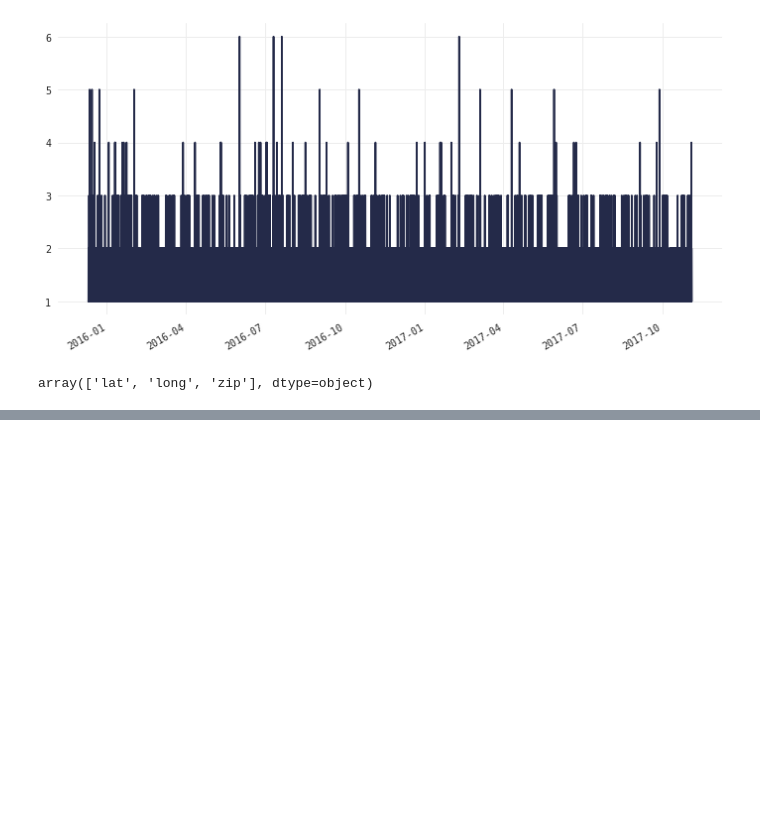
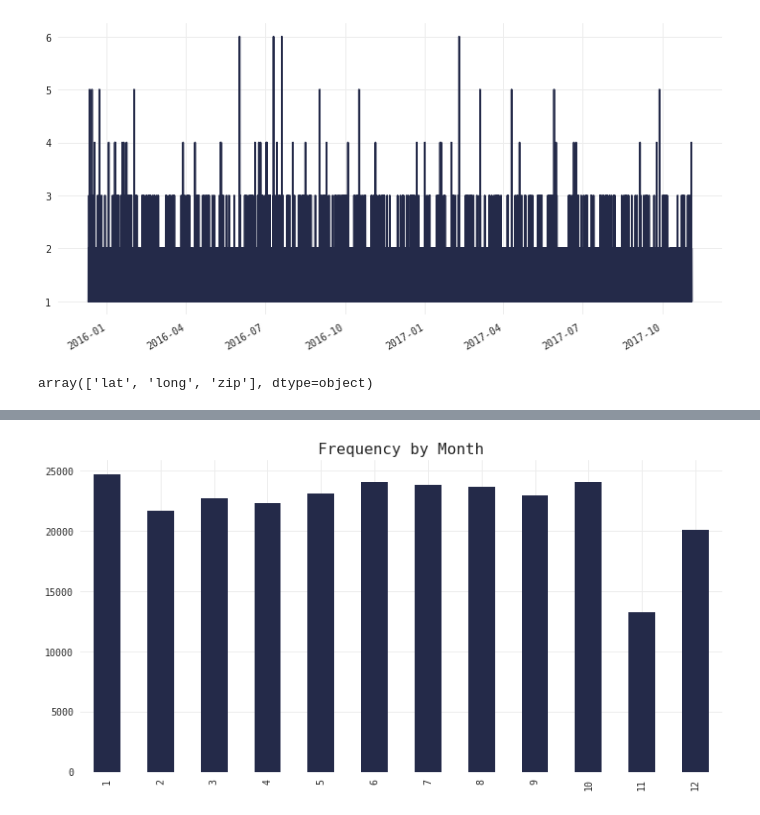
Before and after one commit to qu4ku/datasets-analysis, a Jupyter notebook: 006-emergency-911-calls.ipynb, the cells around one changed output, grey strips where cells are left out. Cells and saved outputs as stored; diff of their text form; code cells hidden in the pictures; blank space fills up the shorter version.

```diff
--- a/006-emergency-911-calls.ipynb
+++ b/006-emergency-911-calls.ipynb
@@ -180,0 +219,5 @@ array(['lat', 'long', 'zip'], dtype=object)
+# %%
+df.month.value_counts().sort_index().plot(kind='bar', color=MC);
+plt.title('Frequency by Month');
+# %% [output]
+[figure, added]
```
Also changed, not shown: parts of 18 cells of this notebook.
